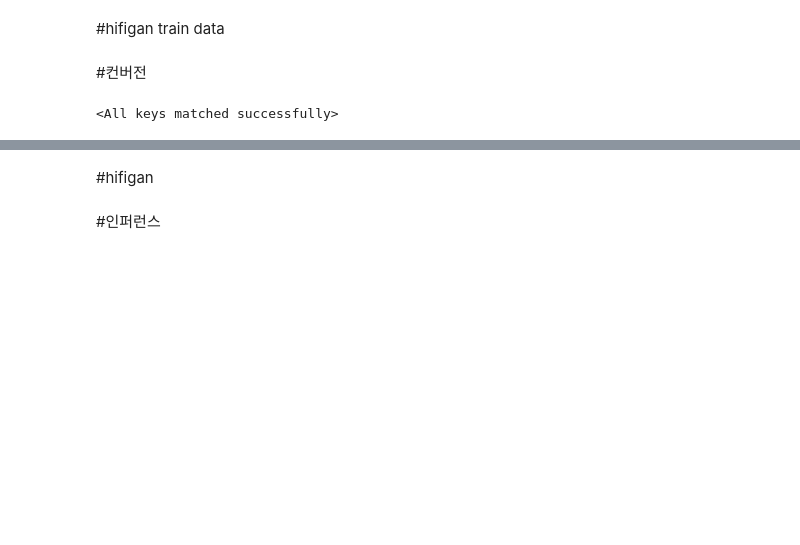
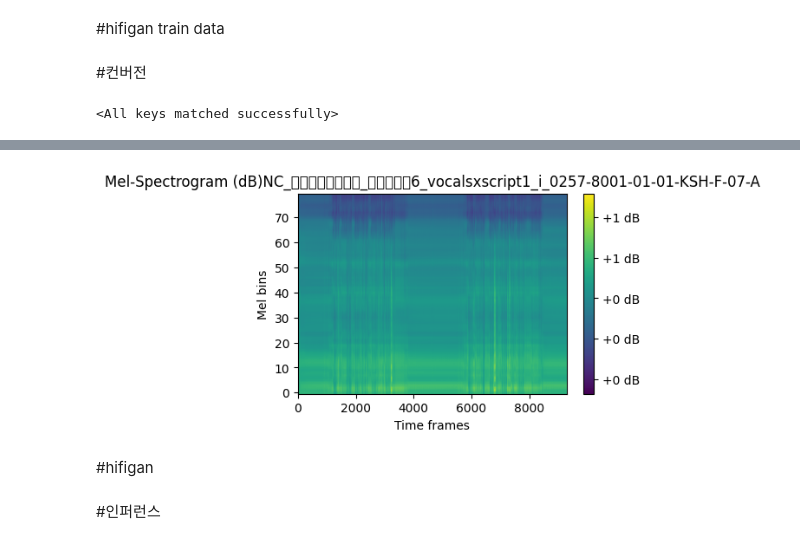
Before and after one commit to kimdonggyu2008/deep_daiv_-, a Jupyter notebook: auto_vc_advance.ipynb, the cells around one changed output, grey strips where cells are left out. Saved outputs shown, nothing was run; the diff lists cells and outputs as text; code cells hidden in the pictures; blank space fills up the shorter version.

```diff
--- a/auto_vc_advance.ipynb
+++ b/auto_vc_advance.ipynb
@@ -1475,6 +1741,6 @@ from tqdm import tqdm
 # %%
-baseball_player = pickle.load(open(os.path.join(targetDir, 'baseball_player.pkl'), "rb"))
+baseball_player = pickle.load(open(os.path.join(targetDir, 'player.pkl'), "rb"))
 baseball_song = pickle.load(open(os.path.join(targetDir, 'baseball_song.pkl'),"rb"))
 # %%
-hifigan_data = pickle.load(open('/content/drive/MyDrive/코딩공부/deep_daiv/dataset/hifi_gan_train/hifigan_train_data_ver2.pkl','rb'))
-hifigan_data
+# hifigan_data = pickle.load(open('/content/drive/MyDrive/코딩공부/deep_daiv/dataset/hifi_gan_train/hifigan_train_data_ver2.pkl','rb'))
+hifigan_data = pickle.load(open('/content/drive/MyDrive/코딩공부/deep_daiv/dataset/hifi_gan_train/hifigan_train_data.pkl','rb'))
@@ -1525,0 +1801,15 @@ with open(os.path.join(targetDir,'results_baseball.pkl'), 'wb') as handle: # 최
+# %%
+gan_ori = pickle.load(open('/content/drive/MyDrive/코딩공부/deep_daiv/dataset/vocal_spel/results_baseball.pkl',"rb"))
+# %%
+
+
+# Visualize the Mel-spectrogram
+plt.figure(figsize=(5,3))
+plt.imshow(gan_ori[0][1].T, aspect='auto', origin='lower', cmap='viridis')
+plt.colorbar(format="%+2.0f dB")
+plt.title(f'Mel-Spectrogram (dB){gan_ori[0][0]}')
+plt.ylabel('Mel bins')
+plt.xlabel('Time frames')
+plt.show()
+# %% [output]
+[figure, added]
```
Also changed, not shown: parts of 42 cells of this notebook.
